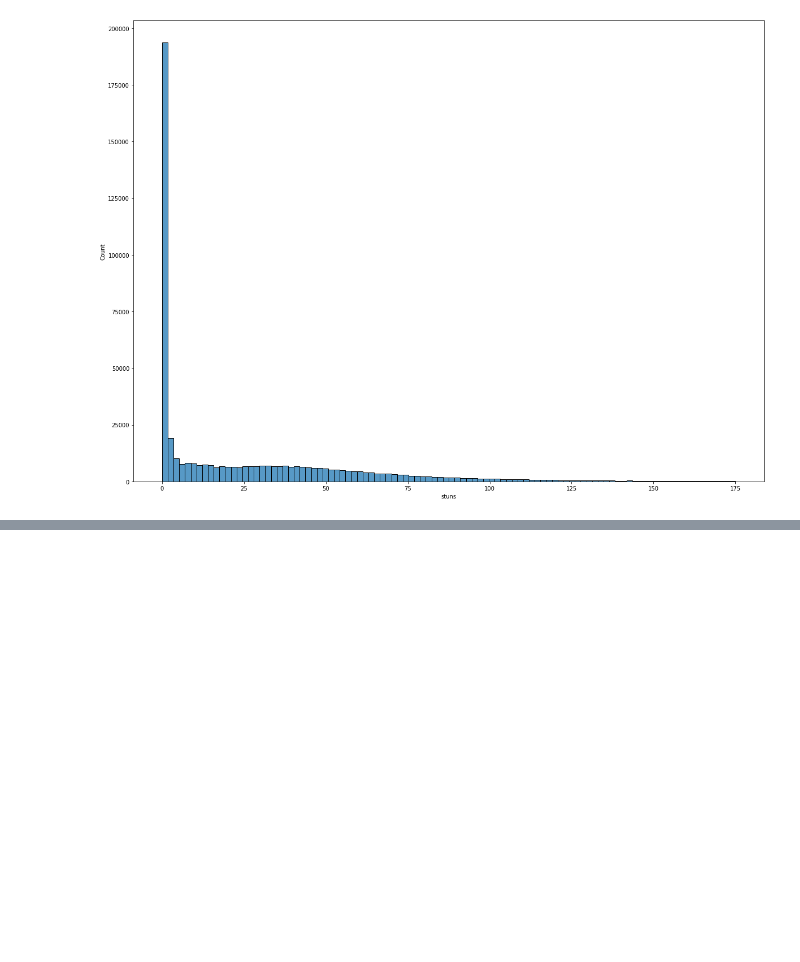
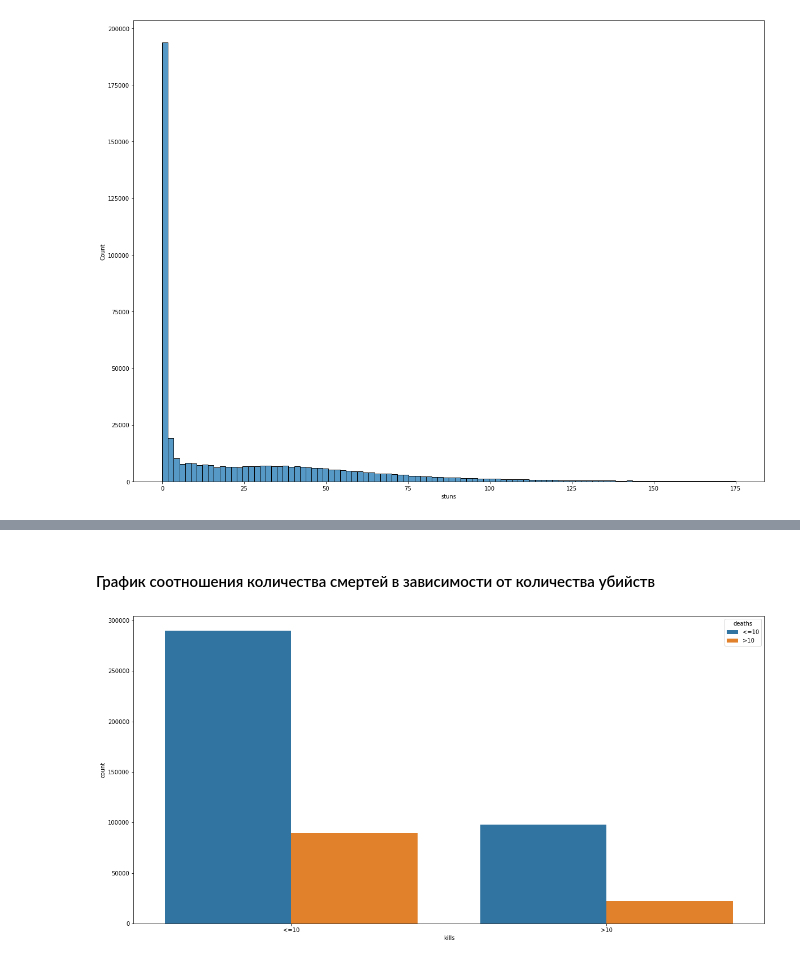
Before and after one commit to amatemeow/MLPY, a Jupyter notebook: task1/task1.ipynb, the cells around one changed output, grey strips where cells are left out. Cells and saved outputs as stored; diff of their text form; code cells hidden in the pictures; blank space fills up the shorter version.

```diff
--- a/task1/task1.ipynb
+++ b/task1/task1.ipynb
@@ -271,0 +360,22 @@ Hero: Zeus                           mean gpm: 406.1948136849
+# %% [markdown]
+<h4>График соотношения количества смертей в зависимости от количества убийств</h4>
+# %%
+fig = plt.figure(figsize = (20, 10))
+
+# Аналогично прошлому графику но с двумя атрибутами
+gr_kd = merged.copy()
+gr_kd.deaths = gr_kd.deaths.astype(int)
+gr_kd.loc[gr_kd["deaths"] <= 10, "deaths"] = 0
+gr_kd.loc[gr_kd["deaths"] > 10, "deaths"] = 1
+gr_kd.kills = gr_kd.kills.astype(int)
+gr_kd.loc[gr_kd["kills"] <= 10, "kills"] = 0
+gr_kd.loc[gr_kd["kills"] > 10, "kills"] = 1
+gr_kd.kills = gr_kd.kills.astype(str)
+gr_kd.loc[gr_kd["kills"] == "0", "kills"] = "<=10"
+gr_kd.loc[gr_kd["kills"] == "1", "kills"] = ">10"
+gr = sns.countplot(x = "kills", hue = "deaths", data = gr_kd)
+legend_labels, _= gr.get_legend_handles_labels()
+gr.legend(legend_labels, ["<=10", ">10"], bbox_to_anchor = (1,1), title = "deaths")
+plt.show()
+# %% [output]
+[figure, added]
```
Also changed, not shown: parts of 13 cells of this notebook.
